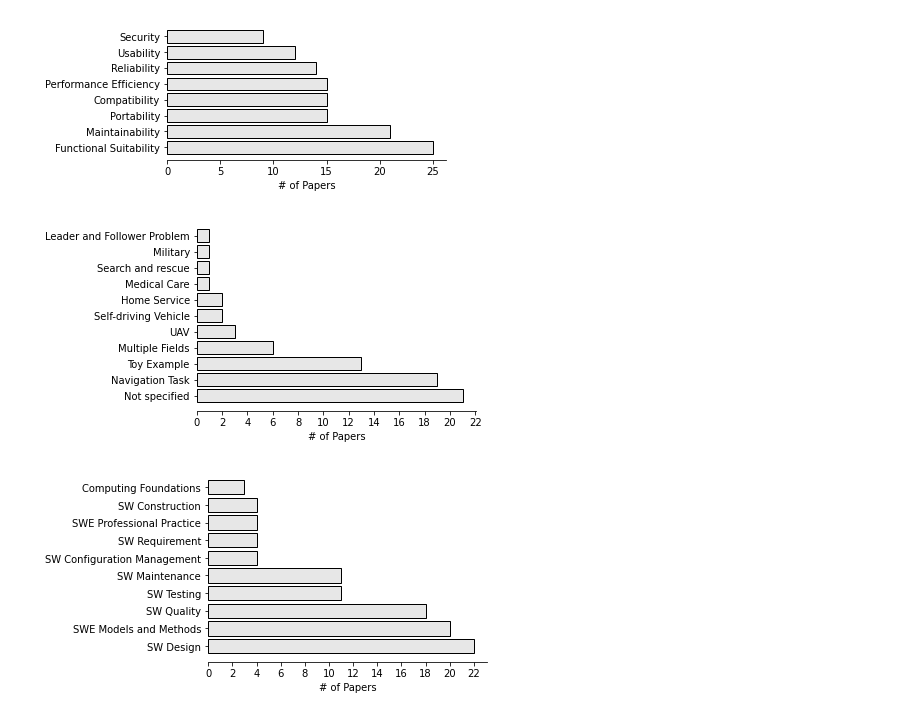
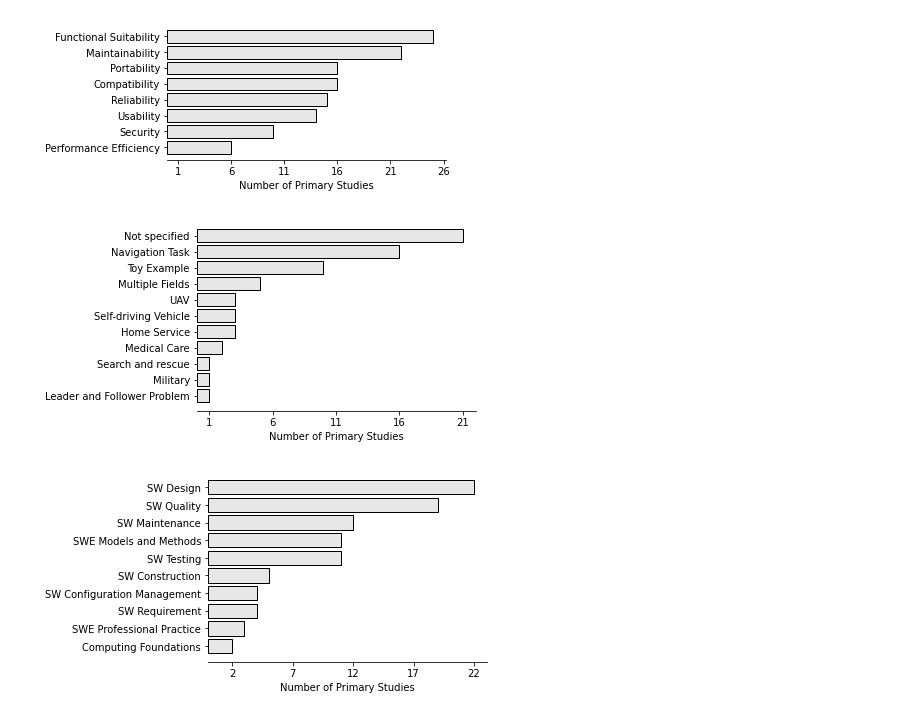
Before and after one commit to S2-group/SLR-2021, a Jupyter notebook: data_analysis/new_graphs_v2.ipynb, the cells around one changed output. Saved outputs shown, nothing was run; the diff lists cells and outputs as text; code cells hidden in the pictures.

```diff
--- a/data_analysis/new_graphs_v2.ipynb
+++ b/data_analysis/new_graphs_v2.ipynb
@@ -14,8 +14,10 @@ import matplotlib
 #ax.spines["right"].set_visible(False)
 #ax.spines["top"].set_visible(False)
 
-quality = ['Functional Suitability', 'Maintainability', 'Portability', 'Compatibility', 'Performance Efficiency', 'Reliability', 'Usability', 'Security']
-quantity = [25,21,15,15,15,14,12,9]
+quality = ['Functional Suitability', 'Maintainability', 'Portability',
+           'Compatibility', 'Reliability', 'Usability','Security',
+           'Performance Efficiency']
+quantity = [25,22,16,16,15,14,10,6]
 
 y_axis = quality
 x_axis = quantity
@@ -32,52 +34,66 @@ f.set_figheight(2.5)
 #print("Plot after re-sizing: ")
 plt.barh(y_axis,x_axis,color=(0.1, 0.1, 0.1, 0.1),  edgecolor='black')
 #plt.plot(x, y)
-plt.xlabel('# of Papers')
+plt.xlabel('Number of Primary Studies')
 
 plt.gca().spines['top'].set_visible(False)
 plt.gca().spines['right'].set_visible(False)
 plt.gca().spines['left'].set_visible(False)
 
+plt.gca().invert_yaxis();
+
+plt.gca().xaxis.set_ticks(np.arange(1, max(x_axis)+2, 5.0))
+
 plt.savefig('figures/quality.pdf', bbox_inches='tight', pad_inches = 0)
 plt.show()
 # %% [output]
-[figure, old version]
+[figure, new version]
 # %%
 # Application Field
 ticker.StrMethodFormatter("{x:.0f}")
 
-y_axis = ['Not specified', 'Navigation Task', 'Toy Example', 'Multiple Fields', 'UAV', 'Self-driving Vehicle', 'Home Service', 'Medical Care', 'Search and rescue', 'Military', 'Leader and Follower Problem']
-x_axis = [21,19,13,6,3,2,2,1,1,1,1]
+y_axis = ['Not specified', 'Navigation Task', 'Toy Example',
+          'Multiple Fields', 'UAV', 'Self-driving Vehicle',
+          'Home Service', 'Medical Care', 'Search and rescue',
+          'Military', 'Leader and Follower Problem']
+x_axis = [21,16,10,5,3,3,3,2,1,1,1]
 
 # plotting a line plot after changing it's width and height
 f = plt.figure()
 f.set_figwidth(5)
 f.set_figheight(3.5)
 
 plt.barh(y_axis,x_axis,color=(0.1, 0.1, 0.1, 0.1),  edgecolor='black')
 #plt.plot(x, y)
-plt.xlabel('# of Papers')
+plt.xlabel('Number of Primary Studies')
 
 plt.gca().spines['top'].set_visible(False)
 plt.gca().spines['right'].set_visible(False)
 plt.gca().spines['left'].set_visible(False)
-
-plt.savefig('figures/app_field.pdf', bbox_inches='tight', pad_inches = 0)
+plt.gca().invert_yaxis();
 
 locator = ticker.MultipleLocator(2)
 plt.gca().xaxis.set_major_locator(locator)
 formatter = ticker.StrMethodFormatter("{x:.0f}")
 plt.gca().xaxis.set_major_formatter(formatter)
 
+plt.gca().xaxis.set_ticks(np.arange(min(x_axis), max(x_axis)+1, 5.0))
+plt.savefig('figures/app_field.pdf', bbox_inches='tight', pad_inches = 0)
+
+
 plt.show()
 # %% [output]
-[figure, old version]
+[figure, new version]
 # %%
 # Knowledge Area
 ticker.StrMethodFormatter("{x:.0f}")
 
-y_axis = ['SW Design', 'SWE Models and Methods', 'SW Quality', 'SW Testing', 'SW Maintenance', 'SW Configuration Management', 'SW Requirement', 'SWE Professional Practice', 'SW Construction', 'Computing Foundations']
-x_axis = [22,20,18,11,11,4,4,4,4,3]
+y_axis = ['SW Design',  'SW Quality', 'SW Maintenance',
+          'SWE Models and Methods', 'SW Testing',
+          'SW Construction','SW Configuration Management',
+          'SW Requirement',
+           'SWE Professional Practice', 'Computing Foundations']
+x_axis = [22,19,12,11,11,5,4,4,3,2]
 
 # plotting a line plot after changing it's width and height
 f = plt.figure()
@@ -86,22 +102,26 @@ f.set_figheight(3.5)
 
 plt.barh(y_axis,x_axis,color=(0.1, 0.1, 0.1, 0.1),  edgecolor='black')
 #plt.plot(x, y)
-plt.xlabel('# of Papers')
+plt.xlabel('Number of Primary Studies')
 
 plt.gca().spines['top'].set_visible(False)
 plt.gca().spines['right'].set_visible(False)
 plt.gca().spines['left'].set_visible(False)
 
-plt.savefig('figures/knowledge_area.pdf', bbox_inches='tight', pad_inches = 0)
 
 locator = ticker.MultipleLocator(2)
 plt.gca().xaxis.set_major_locator(locator)
 formatter = ticker.StrMethodFormatter("{x:.0f}")
 plt.gca().xaxis.set_major_formatter(formatter)
+plt.gca().invert_yaxis();
+
+plt.gca().xaxis.set_ticks(np.arange(min(x_axis), max(x_axis)+2, 5.0))
+
+plt.savefig('figures/knowledge_area.pdf', bbox_inches='tight', pad_inches = 0)
 
 plt.show()
 # %% [output]
-[figure, old version]
+[figure, new version]
 # %%
 # Main Contribution
 ticker.StrMethodFormatter("{x:.0f}")
```
Also changed, not shown: parts of 9 cells of this notebook, 2 other files.
